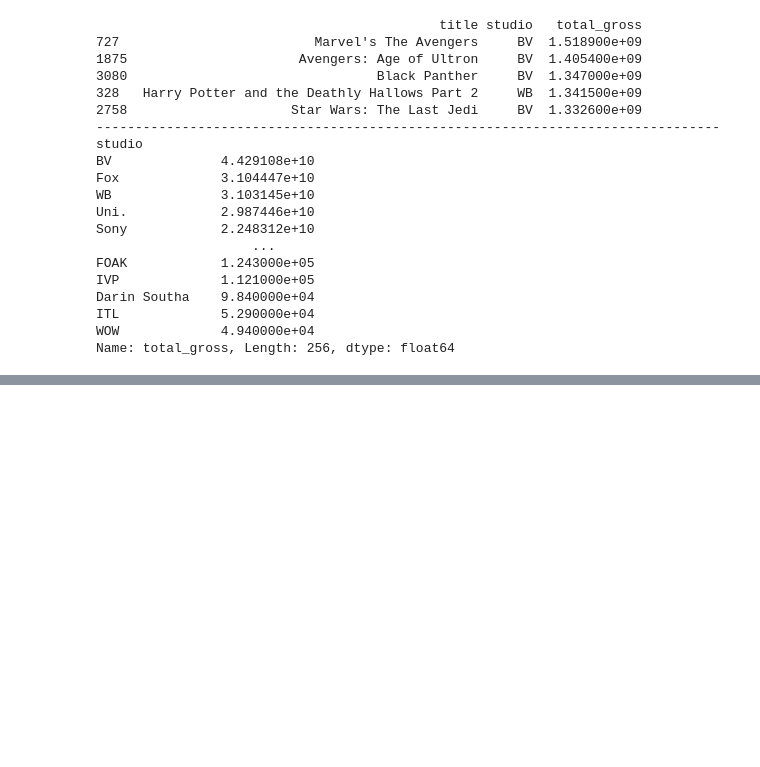
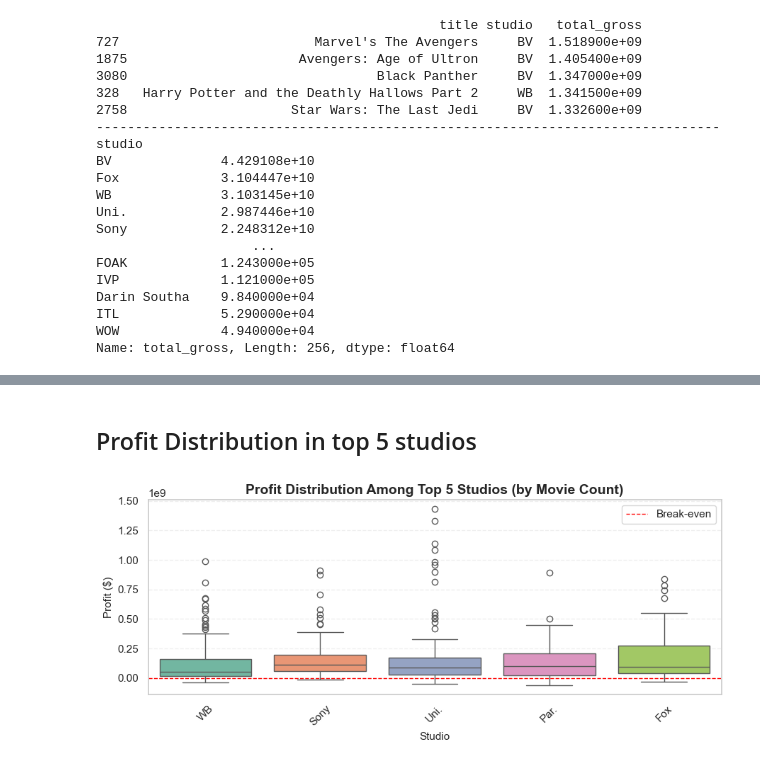
Before and after one commit to lorenaterah/Phase-2-project-G3, a Jupyter notebook: Notebooks/salma.ipynb, the cells around one changed output, grey strips where cells are left out. Drawn from its saved outputs; the diff is of its cells as text; code cells hidden in the pictures; blank space fills up the shorter version.

```diff
--- a/Notebooks/salma.ipynb
+++ b/Notebooks/salma.ipynb
@@ -489,0 +560,26 @@ budgets['title_norm'] = budgets['movie'].apply(normalize_title)
+# %% [markdown]
+## Profit Distribution in top 5 studios
+# %%
+top5_studios = data_box['studio'].value_counts().head(5).index
+
+plt.figure(figsize=(9, 4))
+sns.boxplot(
+    x='studio',
+    y='profit',
+    hue='studio',   # <-- Add this
+    data=data_box[data_box['studio'].isin(top5_studios)],
+    palette='Set2',
+    legend=False    # <-- Hide the duplicate legend
+)
+
+plt.title('Profit Distribution Among Top 5 Studios (by Movie Count)', fontsize=14, fontweight='bold')
+plt.xlabel('Studio', fontsize=11)
+plt.ylabel('Profit ($)', fontsize=11)
+plt.xticks(rotation=45)
+plt.axhline(0, color='red', linestyle='--', linewidth=1, label='Break-even')
+plt.legend()
+plt.grid(True, linestyle='--', alpha=0.3, axis='y')
+plt.tight_layout()
+plt.show()
+# %% [output]
+[figure, added]
```
Also changed, not shown: parts of 16 cells of this notebook.
